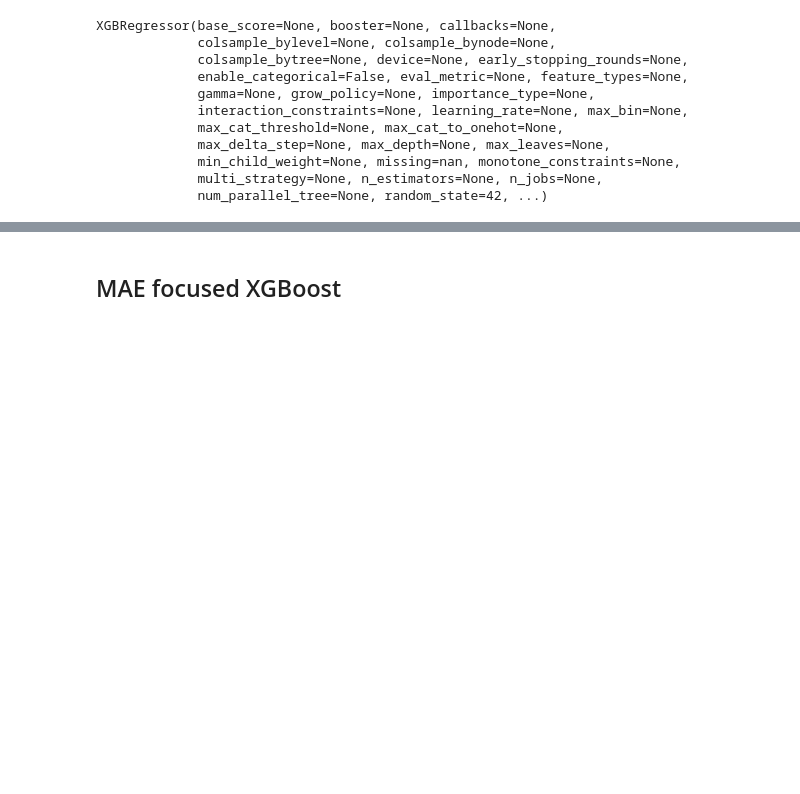
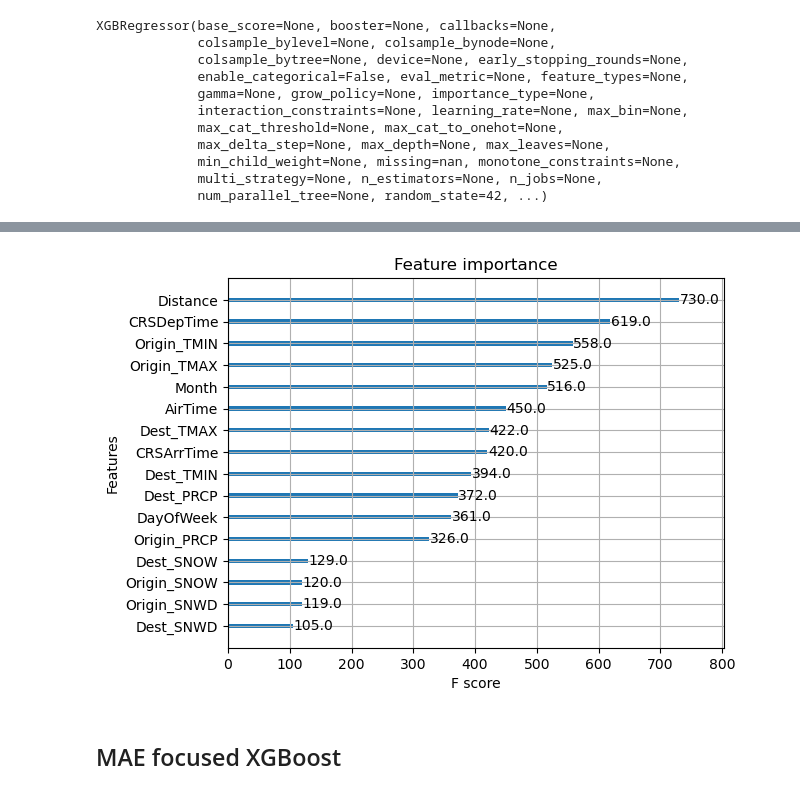
Before and after one commit to ekrichards/DSC288R_Capstone, a Jupyter notebook: notebooks/er_model_testing.ipynb, the cells around one changed output, grey strips where cells are left out. Drawn from its saved outputs; the diff is of its cells as text; code cells hidden in the pictures; blank space fills up the shorter version.

```diff
--- a/notebooks/er_model_testing.ipynb
+++ b/notebooks/er_model_testing.ipynb
@@ -125,6 +163,14 @@ XGBRegressor(base_score=None, booster=None, callbacks=None,
              min_child_weight=None, missing=nan, monotone_constraints=None,
              multi_strategy=None, n_estimators=None, n_jobs=None,
              num_parallel_tree=None, random_state=42, ...)
+# %%
+### ER - BEGIN ###
+with open("../models/xgb_reg_log.pkl", "wb") as file:
+    pickle.dump(xgb_reg_logy, file)
+# %%
+with open("../models/xgb_reg_log.pkl", "rb") as file:
+    xgb_reg_logy = pickle.load(file)
+### ER - END ###
 # %%
 y_pred_transformed = xgb_reg_logy.predict(X_test)
 y_pred_logy = np.expm1(y_pred_transformed)  # Reverse transformation
@@ -140,3 +186,9 @@ Root Mean Squared Error (RMSE): 47.12019515565492
+# %%
+# Plot feature importance
+xgb.plot_importance(xgb_reg_logy)
+plt.show()
+# %% [output]
+[figure, added]
 # %% [markdown]
 ## MAE focused XGBoost
 # %%
```
Also changed, not shown: parts of 35 cells of this notebook, 2 other files.
